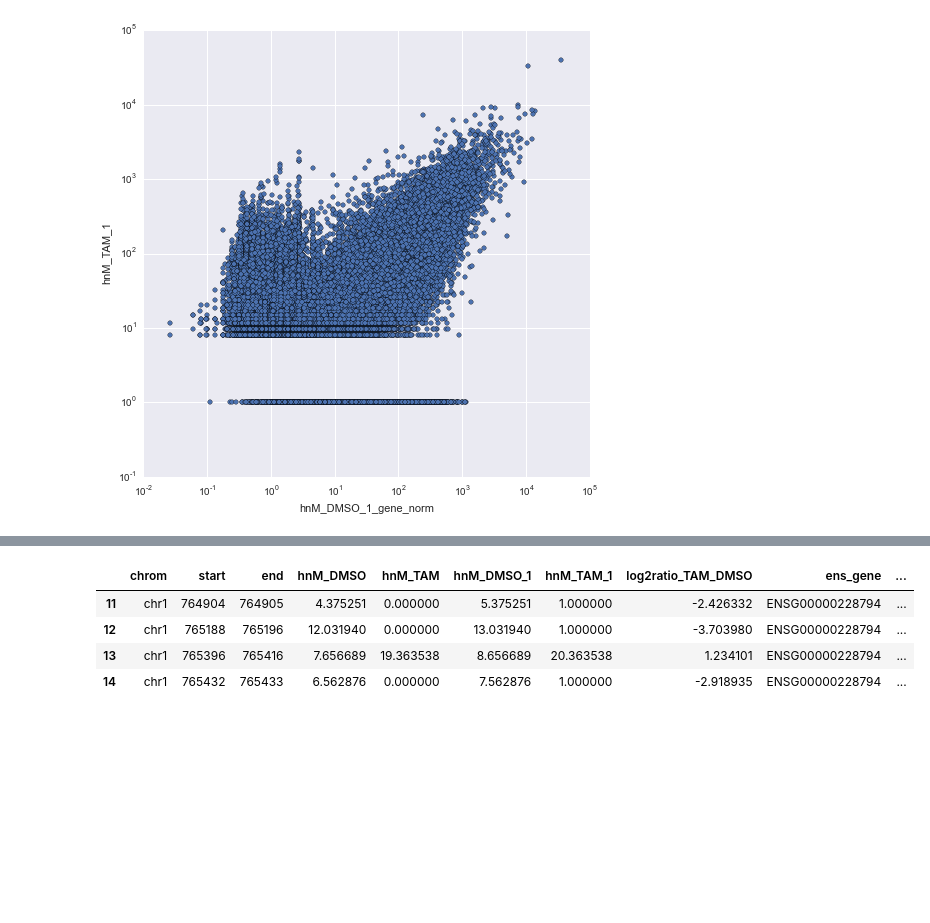
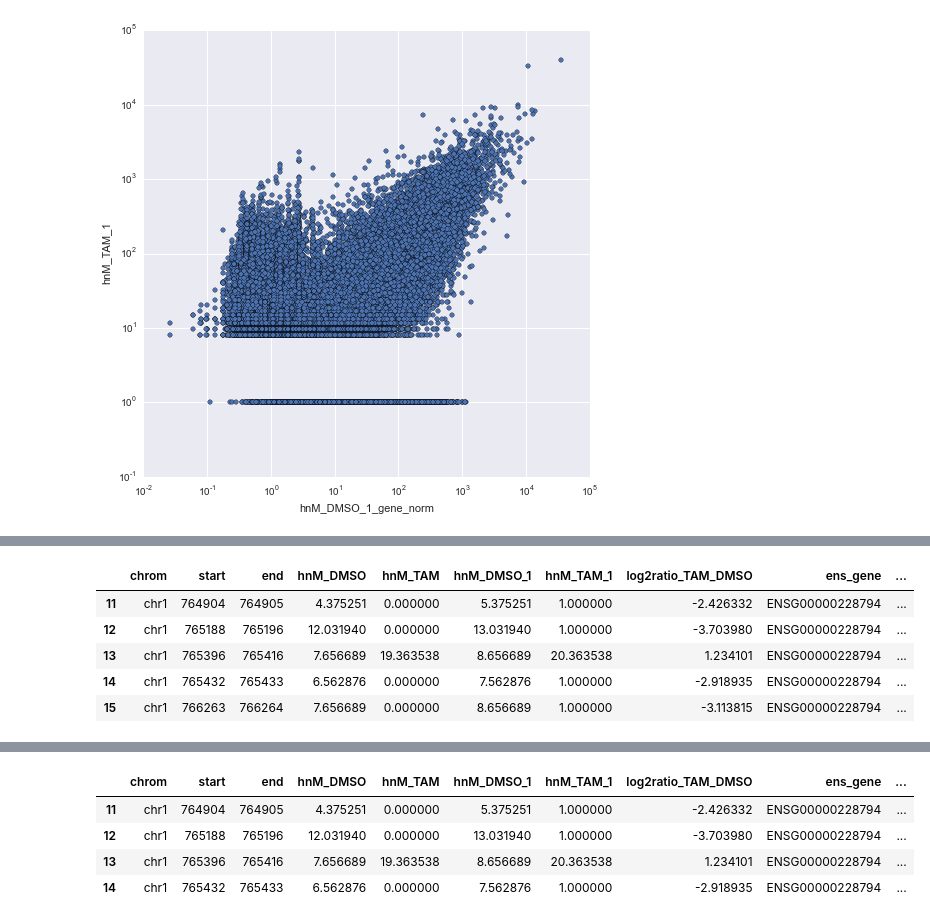
Before and after one commit to seharvey2012/git_iclip_analysis, a Jupyter notebook: generate_master_dataframe_and_separate_binding_differences_by_gene_expression_differences.ipynb, the cells around one changed output, grey strips where cells are left out. Saved outputs shown, nothing was run; the diff lists cells and outputs as text; code cells hidden in the pictures; blank space fills up the shorter version.

```diff
--- a/generate_master_dataframe_and_separate_binding_differences_by_gene_expression_differences.ipynb
+++ b/generate_master_dataframe_and_separate_binding_differences_by_gene_expression_differences.ipynb
@@ -249,0 +269,9 @@ See the caveats in the documentation: http://pandas.pydata.org/pandas-docs/stabl
+# %%
+merge_df_high_genes.head()
+# %% [output]
+|  | chrom | start | end | hnM_DMSO | hnM_TAM | hnM_DMSO_1 | hnM_TAM_1 | log2ratio_TAM_DMSO | ens_gene | ... |
+| 11 | chr1 | 764904 | 764905 | 4.375251 | 0.000000 | 5.375251 | 1.000000 | -2.426332 | ENSG00000228794 | ... |
+| 12 | chr1 | 765188 | 765196 | 12.031940 | 0.000000 | 13.031940 | 1.000000 | -3.703980 | ENSG00000228794 | ... |
+| 13 | chr1 | 765396 | 765416 | 7.656689 | 19.363538 | 8.656689 | 20.363538 | 1.234101 | ENSG00000228794 | ... |
+| 14 | chr1 | 765432 | 765433 | 6.562876 | 0.000000 | 7.562876 | 1.000000 | -2.918935 | ENSG00000228794 | ... |
+| 15 | chr1 | 766263 | 766264 | 7.656689 | 0.000000 | 8.656689 | 1.000000 | -3.113815 | ENSG00000228794 | ... |
```
Also changed, not shown: parts of 9 cells of this notebook.
